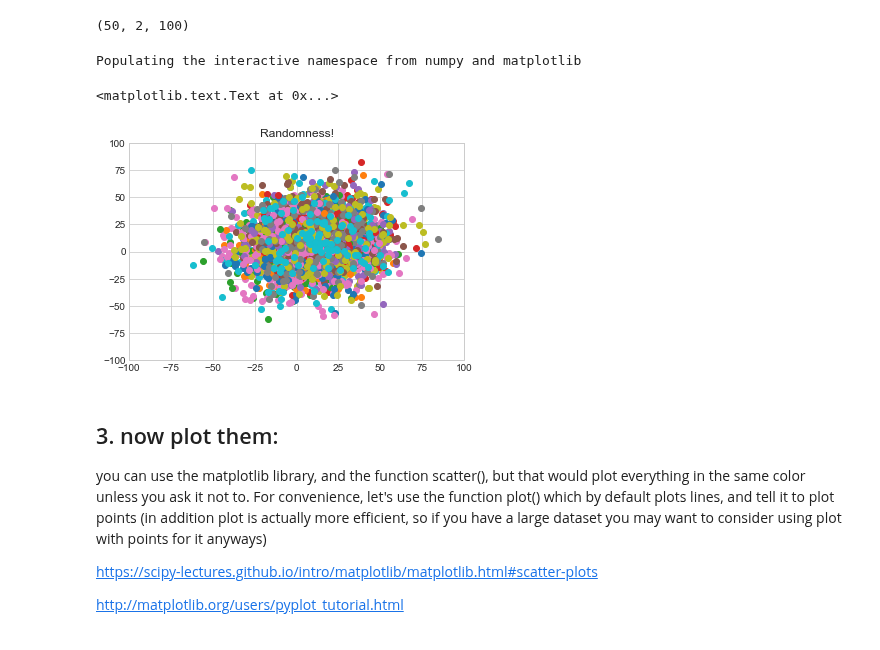
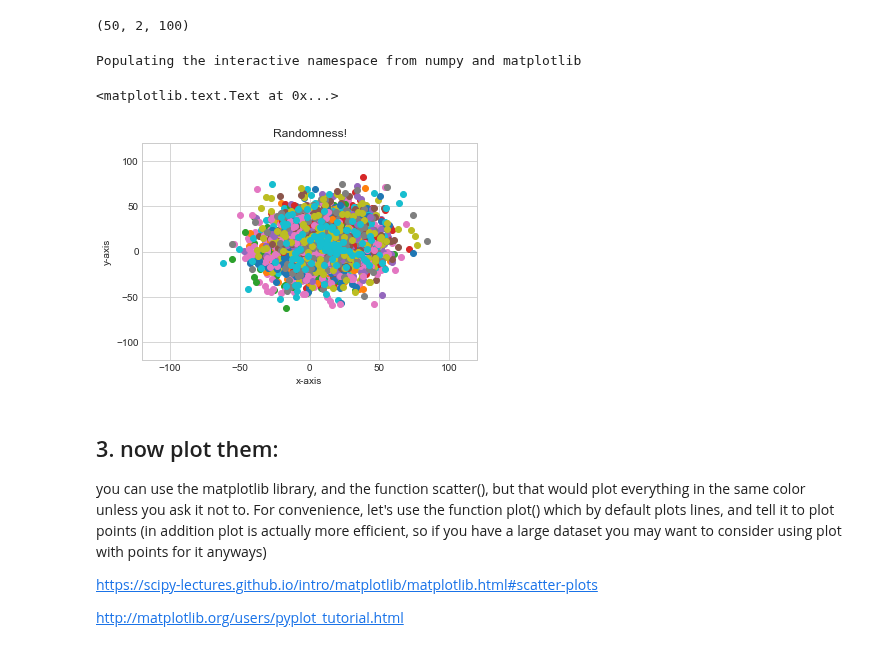
Before and after one commit to qiuyliu/PUI2017_uc288, a Jupyter notebook: HW1_uc288/HW1_3_uc288.ipynb, the cells around one changed output. Cells and saved outputs as stored; diff of their text form; code cells hidden in the pictures.

```diff
--- a/HW1_uc288/HW1_3_uc288.ipynb
+++ b/HW1_uc288/HW1_3_uc288.ipynb
@@ -66,22 +66,24 @@ ReprRandAll.shape
 # %%
 import pylab as pl
 import seaborn as sns
 %pylab inline
 # the last line of code makes the plot show up within the notebook.
 # Always include it so that your homework notebooks are rendered and we can see
 # what you wanted your results to be.
 
 sns.set_style('whitegrid')
 
 for i in range(50):
     pl.plot(ReprRandAll[i,0], ReprRandAll[i,1], 'o')
 
-pl.axis([-100, 100, -100, 100])
+pl.axis([-120, 120, -120, 120])
 pl.title('Randomness!')
+pl.xlabel('x-axis')
+pl.ylabel('y-axis')
 # %% [output]
 Populating the interactive namespace from numpy and matplotlib
 <matplotlib.text.Text at 0x...>
-[figure, old version]
+[figure, new version]
 # %% [markdown]
 ## 3. now plot them:
 
```
Also changed, not shown: parts of 2 cells of this notebook.
